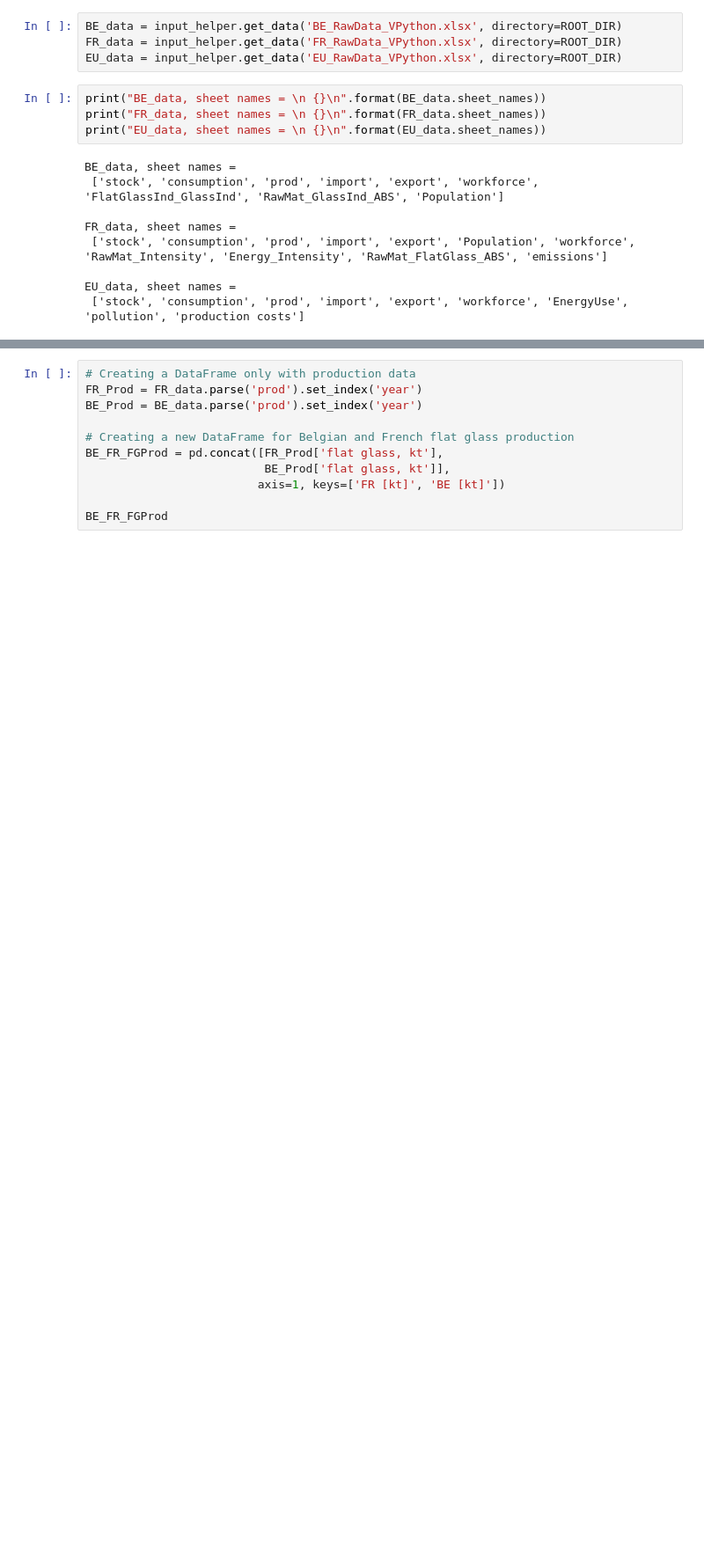
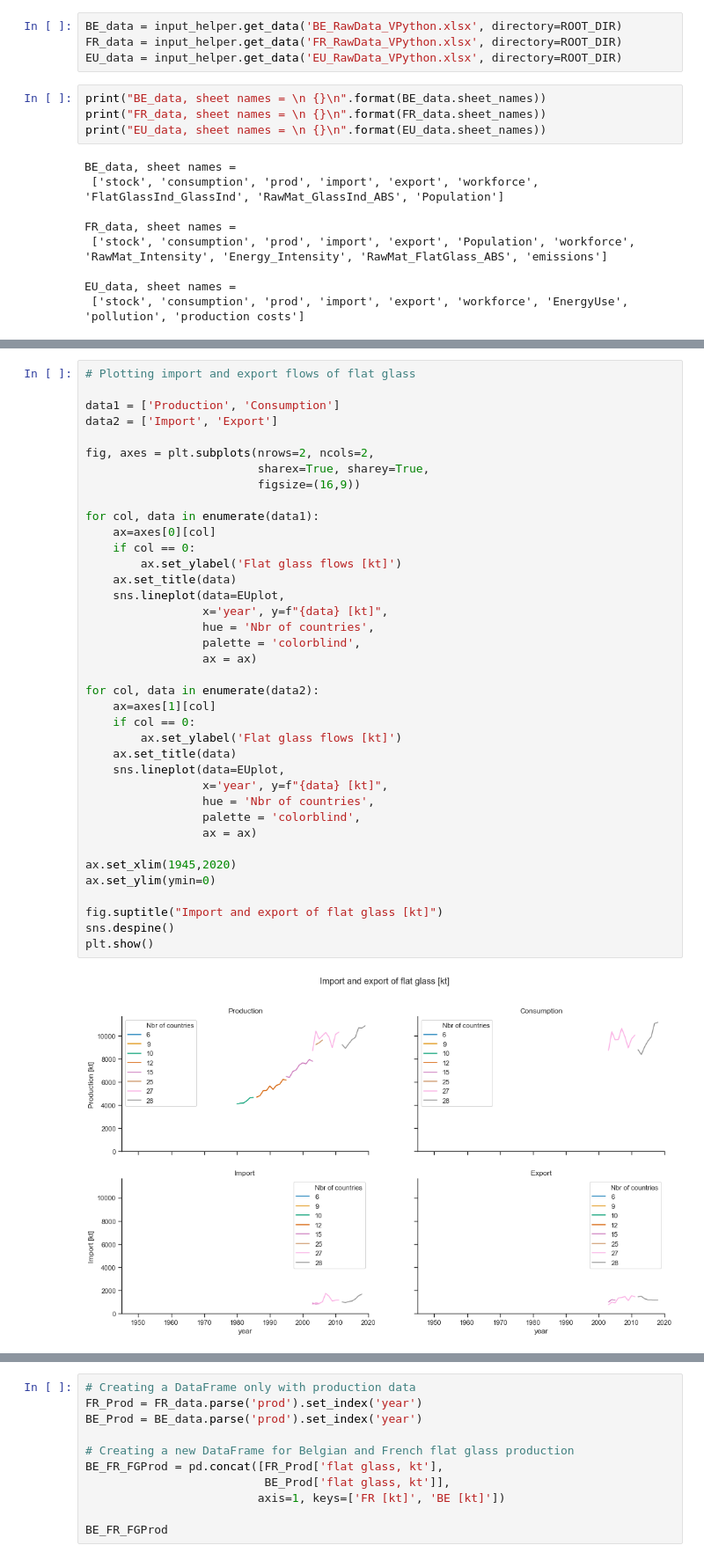
Before and after one commit to JeanSouv/01_MFA_GlassIndustry, a Jupyter notebook: MFA_FlatGlassIndustry.ipynb, the cells around one changed output, grey strips where cells are left out. Shown at 88% size. Cells and saved outputs as stored; diff of their text form; blank space fills up the shorter version.

```diff
--- a/MFA_FlatGlassIndustry.ipynb
+++ b/MFA_FlatGlassIndustry.ipynb
@@ -54,0 +148,40 @@ EU_data, sheet names =
+# %%
+# Plotting import and export flows of flat glass
+
+data1 = ['Production', 'Consumption']
+data2 = ['Import', 'Export']
+
+fig, axes = plt.subplots(nrows=2, ncols=2,
+                         sharex=True, sharey=True,
+                         figsize=(16,9))
+
+for col, data in enumerate(data1):
+    ax=axes[0][col]
+    if col == 0:
+        ax.set_ylabel('Flat glass flows [kt]')
+    ax.set_title(data)
+    sns.lineplot(data=EUplot,
+                 x='year', y=f"{data} [kt]",
+                 hue = 'Nbr of countries',
+                 palette = 'colorblind',
+                 ax = ax)
+
+for col, data in enumerate(data2):
+    ax=axes[1][col]
+    if col == 0:
+        ax.set_ylabel('Flat glass flows [kt]')
+    ax.set_title(data)
+    sns.lineplot(data=EUplot,
+                 x='year', y=f"{data} [kt]",
+                 hue = 'Nbr of countries',
+                 palette = 'colorblind',
+                 ax = ax)
+
+ax.set_xlim(1945,2020)
+ax.set_ylim(ymin=0)
+
+fig.suptitle("Import and export of flat glass [kt]")
+sns.despine()
+plt.show()
+# %% [output]
+[figure, added]
```
Also changed, not shown: parts of 86 cells of this notebook, 3 other files.
